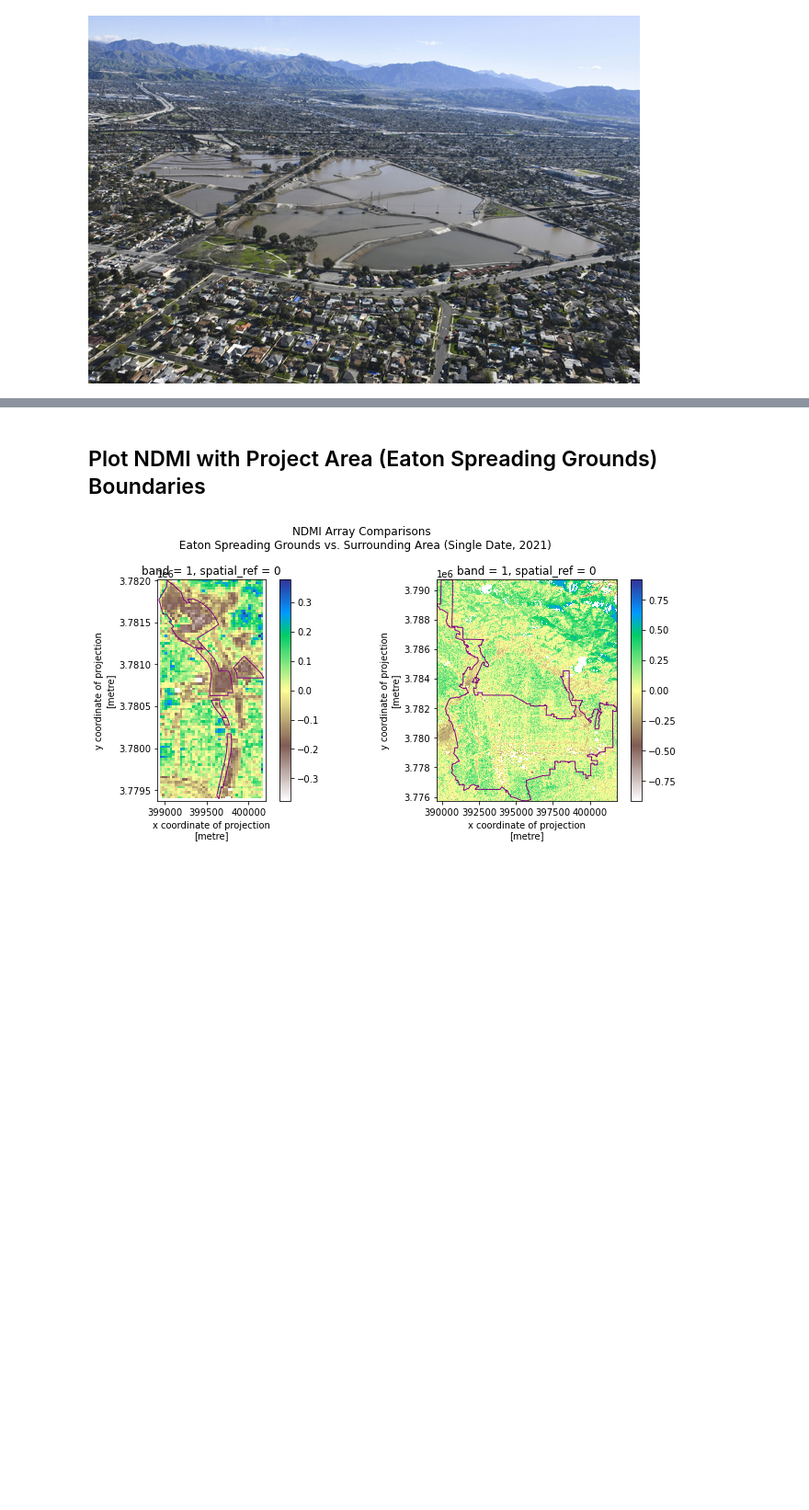
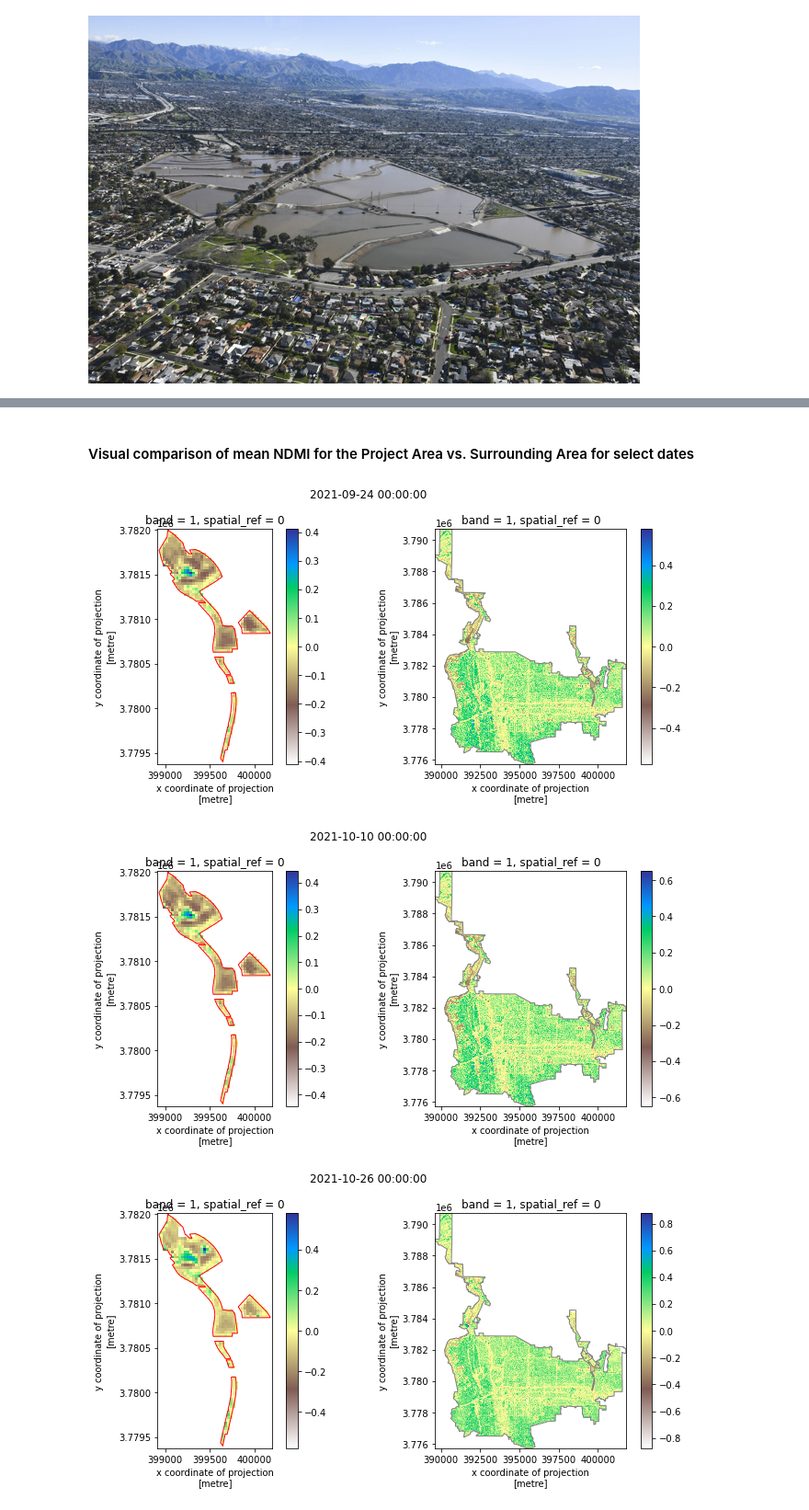
Before and after one commit to jensenwid/ea-capstone-2022, a Jupyter notebook: ea-capstone-workbook-2022.ipynb, the cells around one changed output, grey strips where cells are left out. Shown at 92% size. Saved outputs shown, nothing was run; the diff lists cells and outputs as text; code cells hidden in the pictures; blank space fills up the shorter version.

```diff
--- a/ea-capstone-workbook-2022.ipynb
+++ b/ea-capstone-workbook-2022.ipynb
@@ -252,12 +316,12 @@ def open_clean_bands(band_path,
         End result for a cropped xarray dataarray
     """
 
-    crop_bound_box = [box(*crop_bound.total_bounds)]
+#     crop_bound_box = [box(*crop_bound.total_bounds)]
 
     try:
         band = rxr.open_rasterio(band_path,
                                  masked=True).rio.clip(
-                                                        crop_bound_box,
+                                                        crop_bound.geometry,
                                                         crs=crop_bound.crs,
                                                         all_touched=True,
                                                         from_disk=True).squeeze()
@@ -268,7 +332,7 @@ def open_clean_bands(band_path,
         # open and mask cloud layer
         cl_mask = (rxr.open_rasterio(pixel_qa_path, masked=True)
                         .rio.clip(
-                            crop_bound_box,
+                            crop_bound.geometry,
                             from_disk=True).squeeze())
 
         # apply cloud mask
@@ -278,4 +342,4 @@ def open_clean_bands(band_path,
         raise ValueError(
             "Oops - I couldn't clip your data. This may be due to a crs error.")
 
-    return band, cl_mask
+    return band
@@ -535,0 +649,12 @@ On 2021363 - B11
+# %%
+# drop data results where they were heavily impacted by cloud cover
+
+mean_ndmi_df["clean_mean"] = mean_ndmi_df["mean"].where(mean_ndmi_df["clean_proportion"] >= 0.35, axis = None)
+
+# reset index
+
+pasadena_ndmi_df = ndmi_df.loc[ndmi_df['area'] == "Pasadena"].reset_index()
+eaton_ndmi_df = ndmi_df.loc[ndmi_df['area'] == "EATON S.G."].reset_index()
+
+# montebello_ndmi_df = ndmi_df.loc[ndmi_df['area'] == "Montebello"].reset_index()
+# rio_hondo_ndmi_df = ndmi_df.loc[ndmi_df['area'] == "RIO HONDO COASTAL BASIN S.G."].reset_index()
@@ -688,28 +707,39 @@ Looping through 2021363 - B11
 # %% [markdown]
-## Plot NDMI with Project Area (Eaton Spreading Grounds) Boundaries ##
+#### Visual comparison of mean NDMI for the Project Area vs. Surrounding Area for select dates
 # %%
-fig, (ax1, ax2) = plt.subplots(1,2, figsize=(10, 5))
+for num in last_five:
 
-eaton_ndmi_df["ndmi"][0].plot.imshow(ax=ax1,
-                                    cmap = "terrain_r")
-eaton_shape.plot(ax=ax1,
-                 color='none',
-                 linewidth = 1,
-                 edgecolor = 'purple',
-                 vmin=-1,
-                 vmax=-1)
+    fig, (ax1, ax2) = plt.subplots(1,2, figsize=(10, 5))
 
-la_ndmi_df["ndmi"][0].plot.imshow(ax=ax2,
-                                 cmap = "terrain_r")
-pasadena_shape.plot(ax=ax2,
-                color='none',
-                linewidth = 1,
-                edgecolor = 'purple',
-                vmin=-1,
-                vmax=-1)
+    eaton_ndmi_df['ndmi'][num].plot.imshow(ax=ax1,
+                                            cmap = "terrain_r")
+    eaton_shape.plot(ax=ax1,
+                     color='none',
+                     linewidth = 1,
+                     edgecolor = 'red',
+                     vmin=-1,
+                     vmax=-1)
 
-plt.suptitle("NDMI Array Comparisons \n Eaton Spreading Grounds vs. Surrounding Area (Single Date, 2021)")
-plt.tight_layout()
-plt.show()
+    pasadena_ndmi_df['ndmi'][num].plot.imshow(ax=ax2,
+                                            cmap = "terrain_r")
+    pasadena_shape.plot(ax=ax2,
+                    color='none',
+                    linewidth = 1,
+                    edgecolor = 'grey',
+                    vmin=-1,
+                    vmax=-1)
+
+    eaton_shape.plot(ax=ax2,
+                     color='none',
+                     linewidth = 1,
+                     edgecolor = 'grey',
+                     vmin=-1,
+                     vmax=-1)
+
+    plt.suptitle(pasadena_ndmi_df['date'][num])
+    plt.tight_layout()
+    plt.show()
 # %% [output]
-[figure, old version]
+[figure, new version]
+[figure, added]
+[figure, added]
```
Also changed, not shown: parts of 46 cells of this notebook, 1 other file.
